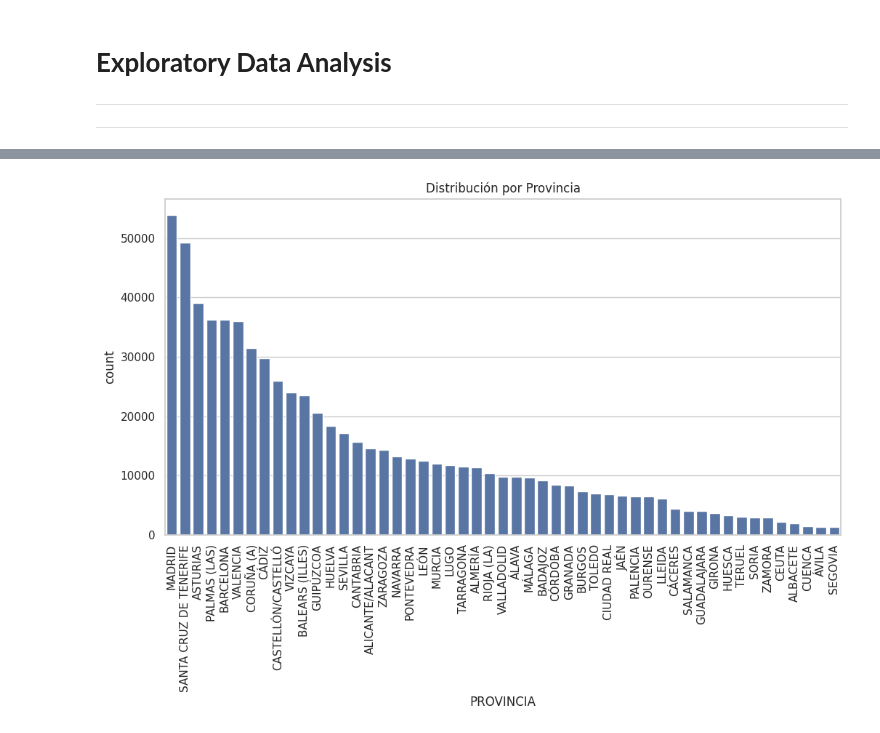
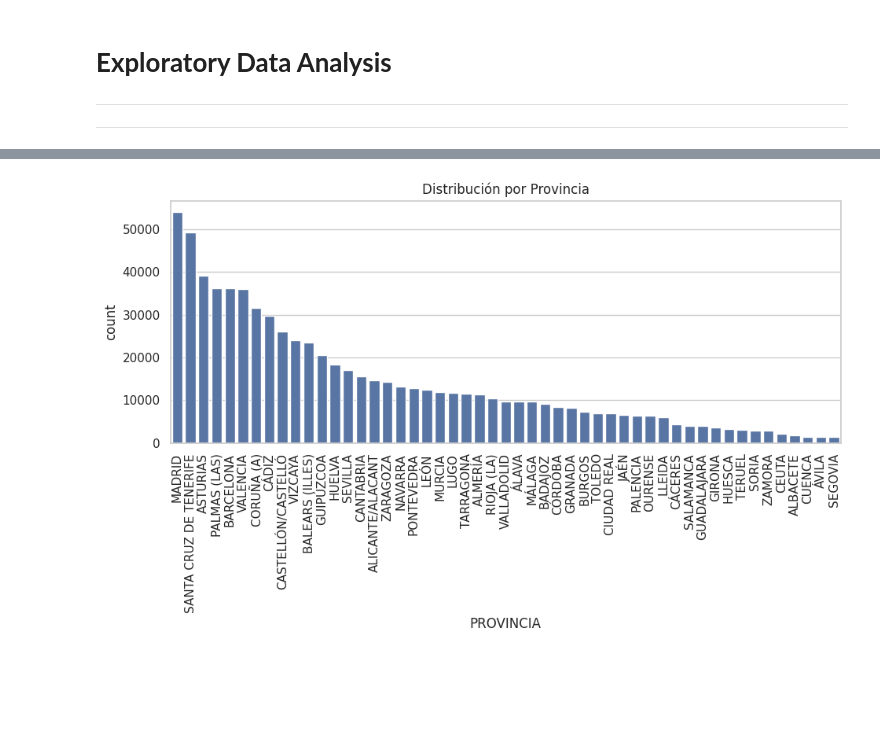
Before and after one commit to Yakondra/Final-project-air-quality, a Jupyter notebook: src/EDA.ipynb, the cells around one changed output, grey strips where cells are left out. Drawn from its saved outputs; the diff is of its cells as text; code cells hidden in the pictures; blank space fills up the shorter version.

```diff
--- a/src/EDA.ipynb
+++ b/src/EDA.ipynb
@@ -71,0 +61,6 @@ clean_df.head()
+# %%
+# Lista de columnas de las cuales quieres calcular la media
+columnas_h = [col for col in clean_df.columns if col.startswith('H')]
+
+# Calcular la media de esas columnas para cada fila
+clean_df['Media_Diaria'] = clean_df[columnas_h].mean(axis=1)
@@ -71,0 +115,5 @@ clean_df.head()
+# %%
+columnas_h = [column for column in clean_df.columns if 'H' in column]
+clean_df = clean_df.drop(columnas_h, axis=1)
+# %%
+clean_df = clean_df.drop('ESTACION', axis = 1)
@@ -87,0 +142,12 @@ plt.show()
+# %%
+# Distribución de datos en la columna 'N_CCAA', con las Comunidades Autónomas ordenadas por frecuencia en orden descendente en el eje x.
+# Proporciona una visualización de cuántas veces aparece cada provincia en tus datos.
+sns.set(style="whitegrid")
+
+plt.figure(figsize=(9, 4))
+
+sns.countplot(data=clean_df, x='N_CCAA', order = clean_df['N_CCAA'].value_counts().index)
+
+plt.title('Distribución por Comunidad Autónoma')
+plt.xticks(rotation=90)
+plt.show()
@@ -88,12 +156,15 @@ plt.show()
 # %%
-sns.set(style= 'whitegrid')
-plt.figure(figsize=(12, 6))
+# Distribución de datos en la columna 'PROVINCIA', con las provincias ordenadas por frecuencia en orden descendente en el eje x.
+# Proporciona una visualización de cuántas veces aparece cada provincia en tus datos.
+sns.set(style="whitegrid")
+
+plt.figure(figsize=(11, 4))
 
 # Suponiendo que clean_df es tu DataFrame y tiene una columna 'PROVINCIA'
-sns.countplot(data=clean_df, x= 'PROVINCIA', order = clean_df['PROVINCIA'].value_counts().index)
+sns.countplot(data=clean_df, x='PROVINCIA', order = clean_df['PROVINCIA'].value_counts().index)
 
 plt.title('Distribución por Provincia')
 plt.xticks(rotation=90)
 plt.show()
 # %% [output]
-[figure, old version]
+[figure, new version]
```
Also changed, not shown: parts of 30 cells of this notebook, 4 other files.
